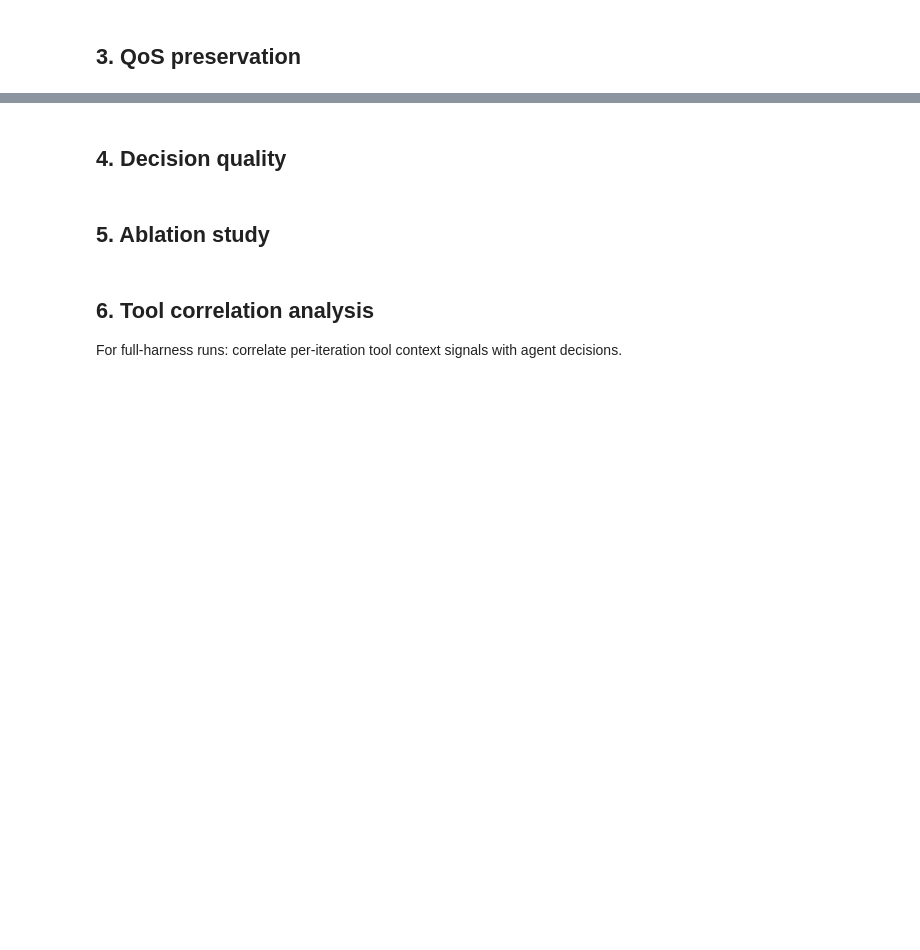
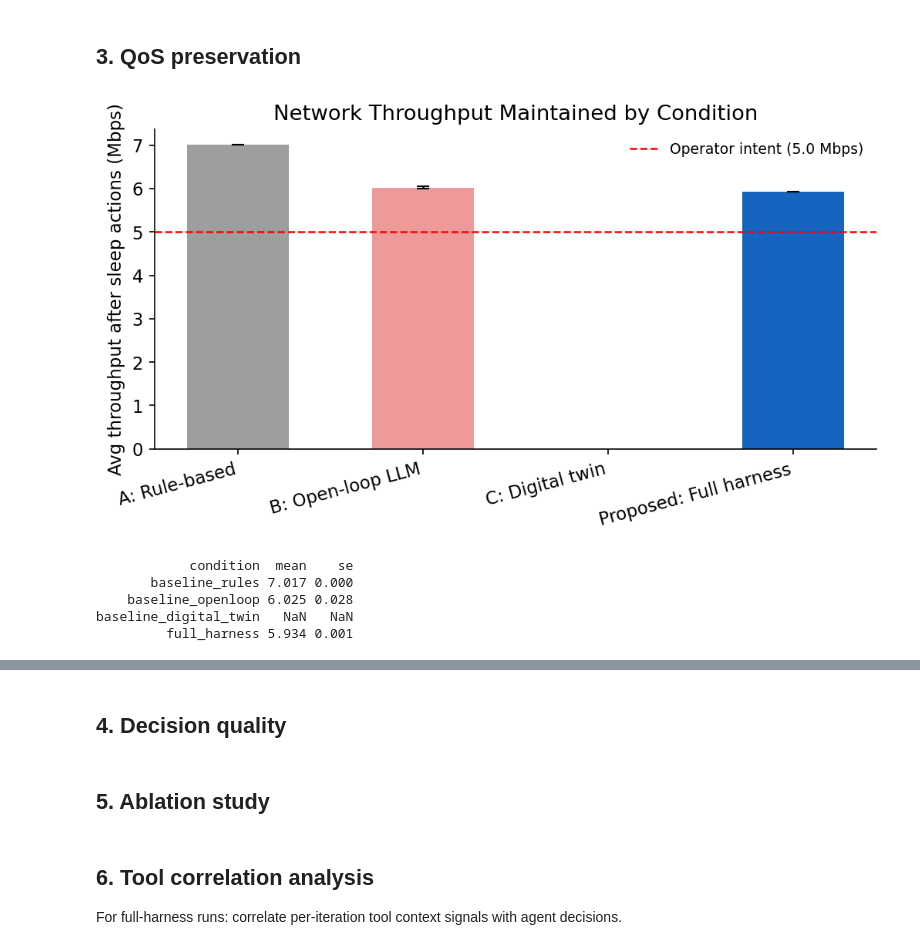
Before and after one commit to athpra/ran-energy-agentharness, a Jupyter notebook: analysis/results.ipynb, the cells around one changed output, grey strips where cells are left out. Saved outputs shown, nothing was run; the diff lists cells and outputs as text; code cells hidden in the pictures; blank space fills up the shorter version.

```diff
--- a/analysis/results.ipynb
+++ b/analysis/results.ipynb
@@ -274,28 +279,42 @@ plt.show()
 # %% [markdown]
 ## 3. QoS preservation
 # %%
-# ── 3a. QoS violation rate per condition ──────────────────────────────────────
-qos_stats = (
-    df_main.groupby('condition')['qos_violated']
-    .agg(['mean', 'sum', 'count'])
+# ── 3a. Average post-action throughput per condition ──────────────────────────
+# The VIAVI scenario maintains aggregate throughput above the 5 Mbps operator
+# intent even with aggressive sleep actions (network has sufficient capacity
+# headroom). We therefore report the actual throughput maintained rather than
+# a binary violation rate, which would be zero for all conditions.
+tp_stats = (
+    df_main.groupby('condition')['avg_throughput_mbps']
+    .agg(['mean', 'std', 'count'])
     .reindex(CONDITION_ORDER)
     .reset_index()
 )
-qos_stats.columns = ['condition', 'violation_rate', 'n_violations', 'n_iterations']
+tp_stats['se'] = tp_stats['std'] / np.sqrt(tp_stats['count'])
 
 fig, ax = plt.subplots(figsize=(7, 4))
 ax.bar(
-    [CONDITION_LABELS[c] for c in qos_stats['condition']],
-    qos_stats['violation_rate'] * 100,
-    color=[PALETTE[c] for c in qos_stats['condition']],
-    width=0.55,
+    [CONDITION_LABELS[c] for c in tp_stats['condition']],
+    tp_stats['mean'],
+    yerr=tp_stats['se'],
+    color=[PALETTE[c] for c in tp_stats['condition']],
+    capsize=4, width=0.55, error_kw={'linewidth': 1.2},
 )
-ax.set_ylabel('QoS violation rate (%)')
-ax.set_title('QoS Violation Rate by Condition')
-ax.yaxis.set_major_formatter(mticker.PercentFormatter())
+ax.axhline(QOS_VIOLATION_THRESHOLD_MBPS, color='red', linestyle='--',
+           linewidth=1.2, label=f'Operator intent ({QOS_VIOLATION_THRESHOLD_MBPS} Mbps)')
+ax.set_ylabel('Avg throughput after sleep actions (Mbps)')
+ax.set_title('Network Throughput Maintained by Condition')
+ax.legend(fontsize=9, frameon=False)
 plt.xticks(rotation=15, ha='right')
 plt.tight_layout()
-plt.savefig(PROJECT_ROOT / 'analysis' / 'fig_qos_violations.pdf', bbox_inches='tight')
+plt.savefig(PROJECT_ROOT / 'analysis' / 'fig_throughput.pdf', bbox_inches='tight')
 plt.show()
-print(qos_stats.to_string(index=False))
+print(tp_stats[['condition','mean','se']].round(3).to_string(index=False))
+# %% [output]
+[figure, added]
+            condition  mean    se
+       baseline_rules 7.017 0.000
+    baseline_openloop 6.025 0.028
+baseline_digital_twin   NaN   NaN
+         full_harness 5.934 0.001
 # %%
```
Also changed, not shown: parts of 12 cells of this notebook.
